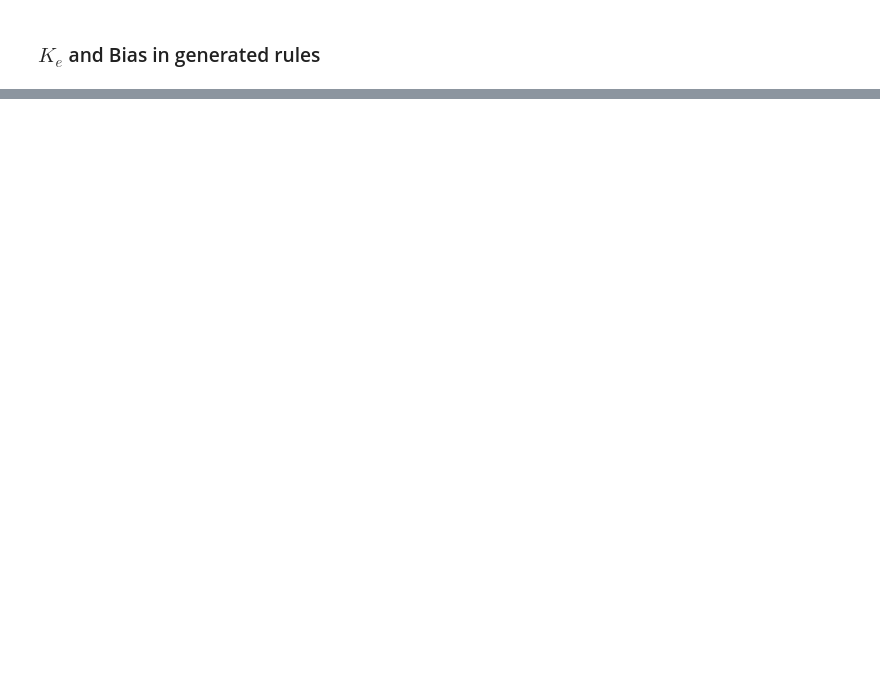
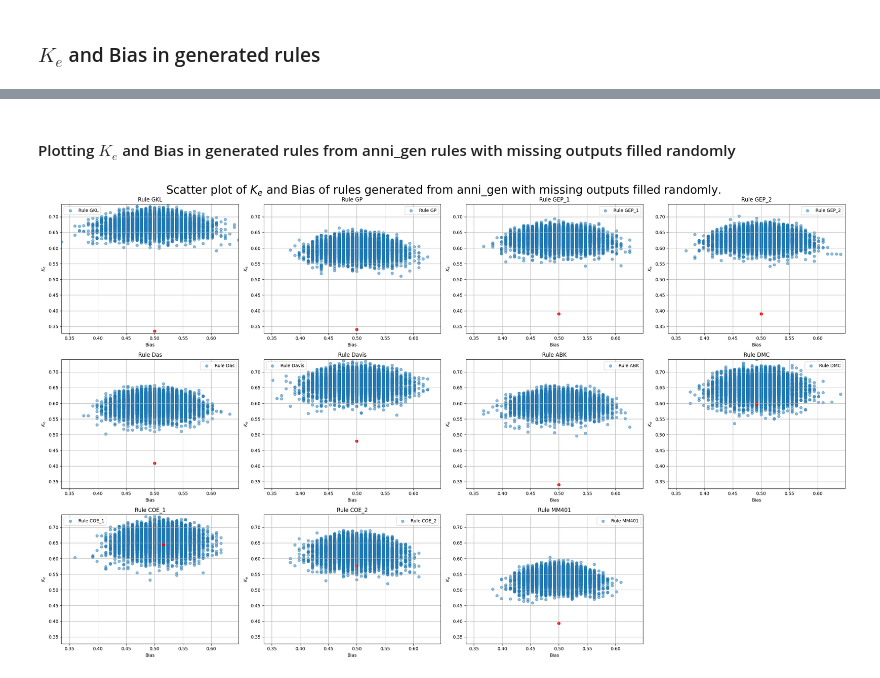
Before and after one commit to yoshiakifujita/CANA, a Jupyter notebook: automata/automata.ipynb, the cells around one changed output, grey strips where cells are left out. Cells and saved outputs as stored; diff of their text form; code cells hidden in the pictures; blank space fills up the shorter version.

```diff
--- a/automata/automata.ipynb
+++ b/automata/automata.ipynb
@@ -2339,0 +2117,57 @@ Count: 20000
+# %% [markdown]
+#### Plotting $K_e$ and Bias in generated rules from anni_gen rules with missing outputs filled randomly
+# %%
+rules = (
+    "GKL",
+    "GP",
+    "GEP_1",
+    "GEP_2",
+    "Das",
+    "Davis",
+    "ABK",
+    "DMC",
+    "COE_1",
+    "COE_2",
+    "MM401",
+)
+
+
+generated_nodes = {}
+limit = 10000
+shuffle = "maintenance"
+save = False
+
+
+# parallelize the loop
+def worker(item):
+    """
+    Worker function to be executed by each process.
+    """
+    node = BooleanNode.from_partial_lut(annihilation_generation[item])
+    generator = node.fill_missing_output_randomly()
+
+    return item, collect_data_from_generator(generator, limit=limit)
+
+
+# Use ProcessPoolExecutor to parallelize the loop
+with ProcessPoolExecutor() as executor:
+    results = executor.map(worker, rules)
+
+# Process results
+for item, (nodes, bias, ke, count) in results:
+    generated_nodes[item] = {"nodes": nodes, "bias": bias, "ke": ke, "count": count}
+
+
+title = "Scatter plot of $K_e$ and Bias of rules generated from anni_gen with missing outputs filled randomly."
+filename = "Scatter plot of $K_e$ and Bias of rules generated from anni_gen with missing outputs filled randomly.png"
+plot_scatter(
+    first_values={k: v["bias"] for k, v in generated_nodes.items()},
+    second_values={k: v["ke"] for k, v in generated_nodes.items()},
+    label=["bias", "ke"],
+    no_of_columns=4,
+    title=title,
+    save=save,
+    filename=filename,
+)
+# %% [output]
+[figure, added]
```
Also changed, not shown: parts of 13 cells of this notebook.
